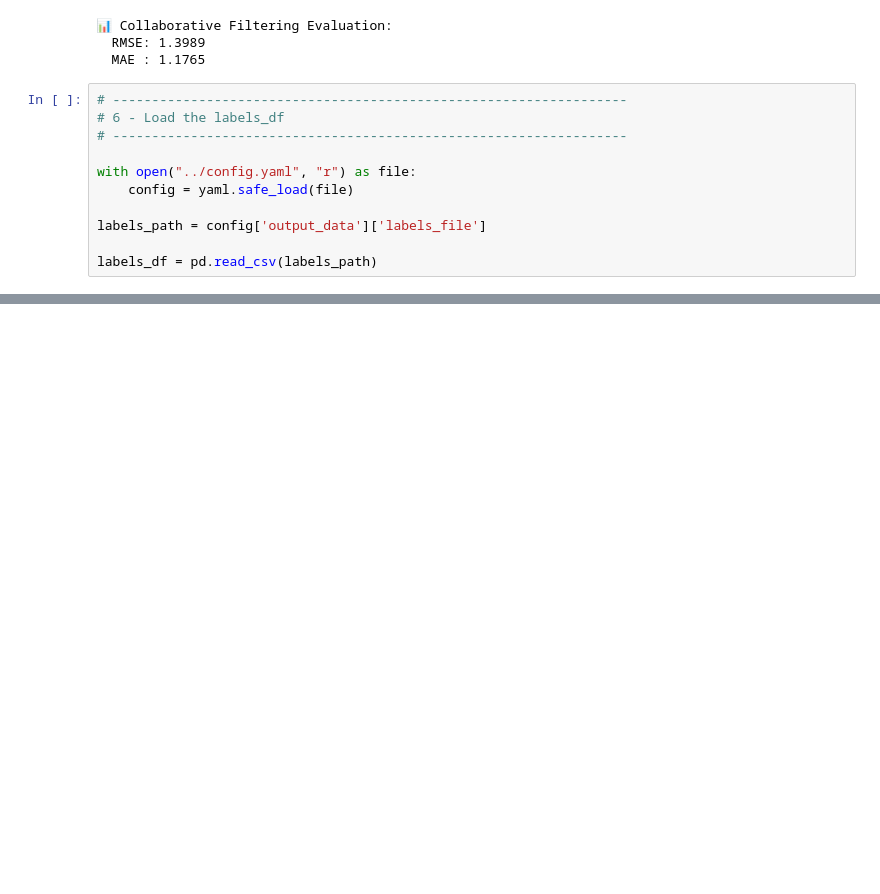
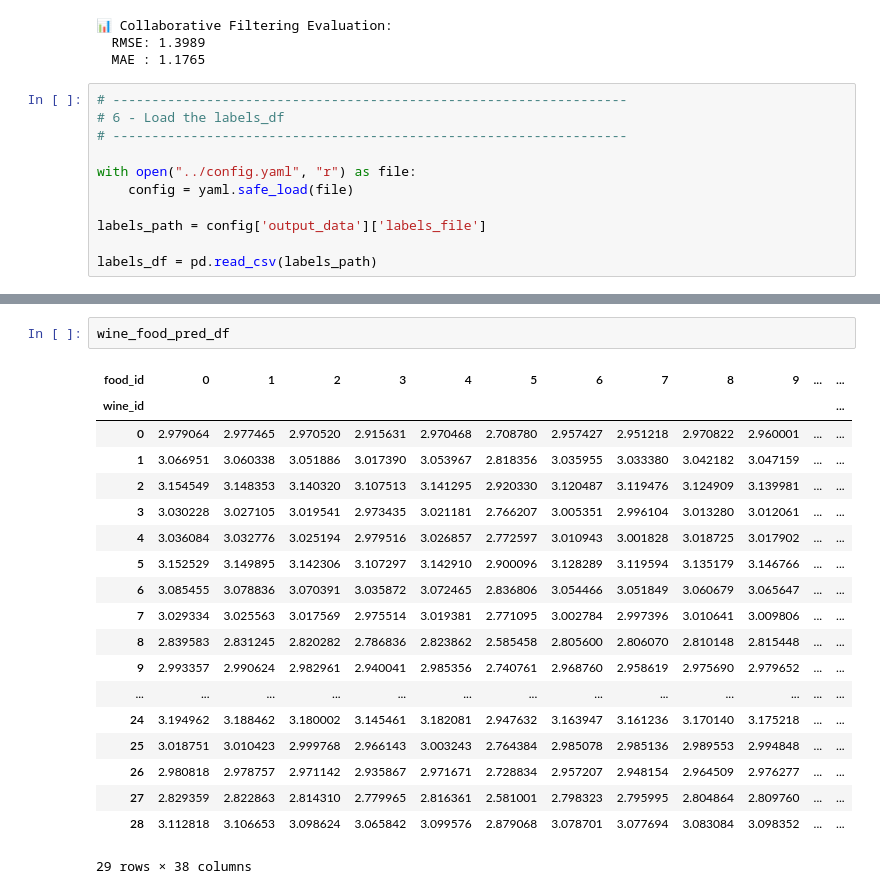
Before and after one commit to juliaalcribeiro/final_project, a Jupyter notebook: notebook/collaborative_filtering.ipynb, the cells around one changed output, grey strips where cells are left out. Cells and saved outputs as stored; diff of their text form; blank space fills up the shorter version.

```diff
--- a/notebook/collaborative_filtering.ipynb
+++ b/notebook/collaborative_filtering.ipynb
@@ -141,3 +207,25 @@ labels_df = pd.read_csv(labels_path)
+# %%
+wine_food_pred_df
+# %% [output]
+| food_id | 0 | 1 | 2 | 3 | 4 | 5 | 6 | 7 | 8 | 9 | ... | ... |
+| wine_id |  |  |  |  |  |  |  |  |  |  |  | ... |
+| 0 | 2.979064 | 2.977465 | 2.970520 | 2.915631 | 2.970468 | 2.708780 | 2.957427 | 2.951218 | 2.970822 | 2.960001 | ... | ... |
+| 1 | 3.066951 | 3.060338 | 3.051886 | 3.017390 | 3.053967 | 2.818356 | 3.035955 | 3.033380 | 3.042182 | 3.047159 | ... | ... |
+| 2 | 3.154549 | 3.148353 | 3.140320 | 3.107513 | 3.141295 | 2.920330 | 3.120487 | 3.119476 | 3.124909 | 3.139981 | ... | ... |
+| 3 | 3.030228 | 3.027105 | 3.019541 | 2.973435 | 3.021181 | 2.766207 | 3.005351 | 2.996104 | 3.013280 | 3.012061 | ... | ... |
+| 4 | 3.036084 | 3.032776 | 3.025194 | 2.979516 | 3.026857 | 2.772597 | 3.010943 | 3.001828 | 3.018725 | 3.017902 | ... | ... |
+| 5 | 3.152529 | 3.149895 | 3.142306 | 3.107297 | 3.142910 | 2.900096 | 3.128289 | 3.119594 | 3.135179 | 3.146766 | ... | ... |
+| 6 | 3.085455 | 3.078836 | 3.070391 | 3.035872 | 3.072465 | 2.836806 | 3.054466 | 3.051849 | 3.060679 | 3.065647 | ... | ... |
+| 7 | 3.029334 | 3.025563 | 3.017569 | 2.975514 | 3.019381 | 2.771095 | 3.002784 | 2.997396 | 3.010641 | 3.009806 | ... | ... |
+| 8 | 2.839583 | 2.831245 | 2.820282 | 2.786836 | 2.823862 | 2.585458 | 2.805600 | 2.806070 | 2.810148 | 2.815448 | ... | ... |
+| 9 | 2.993357 | 2.990624 | 2.982961 | 2.940041 | 2.985356 | 2.740761 | 2.968760 | 2.958619 | 2.975690 | 2.979652 | ... | ... |
+| ... | ... | ... | ... | ... | ... | ... | ... | ... | ... | ... | ... | ... |
+| 24 | 3.194962 | 3.188462 | 3.180002 | 3.145461 | 3.182081 | 2.947632 | 3.163947 | 3.161236 | 3.170140 | 3.175218 | ... | ... |
+| 25 | 3.018751 | 3.010423 | 2.999768 | 2.966143 | 3.003243 | 2.764384 | 2.985078 | 2.985136 | 2.989553 | 2.994848 | ... | ... |
+| 26 | 2.980818 | 2.978757 | 2.971142 | 2.935867 | 2.971671 | 2.728834 | 2.957207 | 2.948154 | 2.964509 | 2.976277 | ... | ... |
+| 27 | 2.829359 | 2.822863 | 2.814310 | 2.779965 | 2.816361 | 2.581001 | 2.798323 | 2.795995 | 2.804864 | 2.809760 | ... | ... |
+| 28 | 3.112818 | 3.106653 | 3.098624 | 3.065842 | 3.099576 | 2.879068 | 3.078701 | 3.077694 | 3.083084 | 3.098352 | ... | ... |
+29 rows × 38 columns
 # %%
 # ------------------------------------------------------------------
 # 7 - Recommend Top-3 foods for a given wine
```
Also changed, not shown: parts of 7 cells of this notebook, 14 other files.
